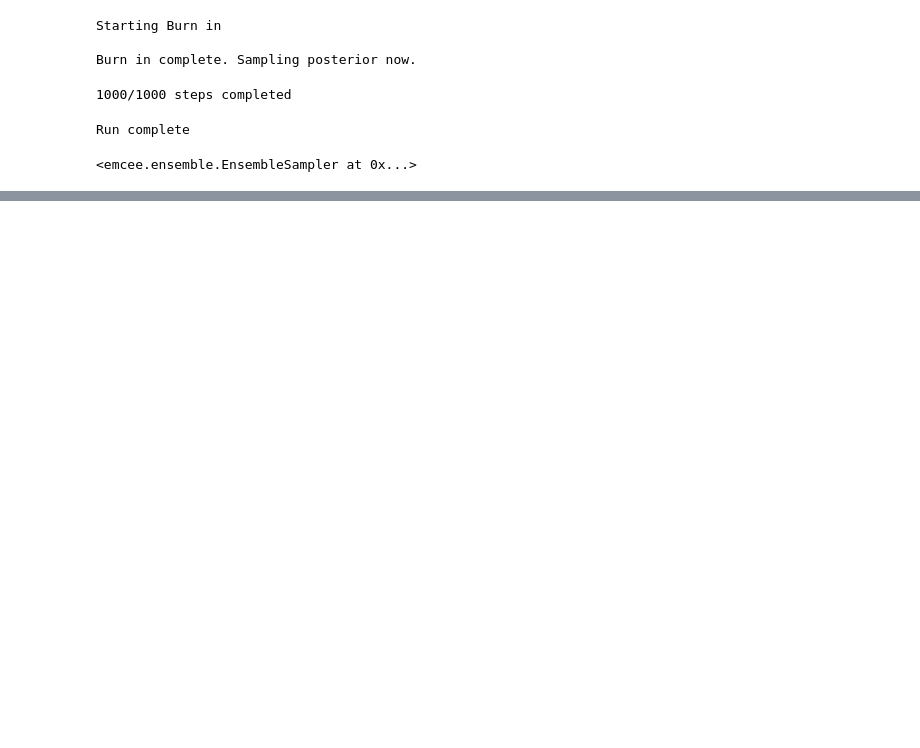
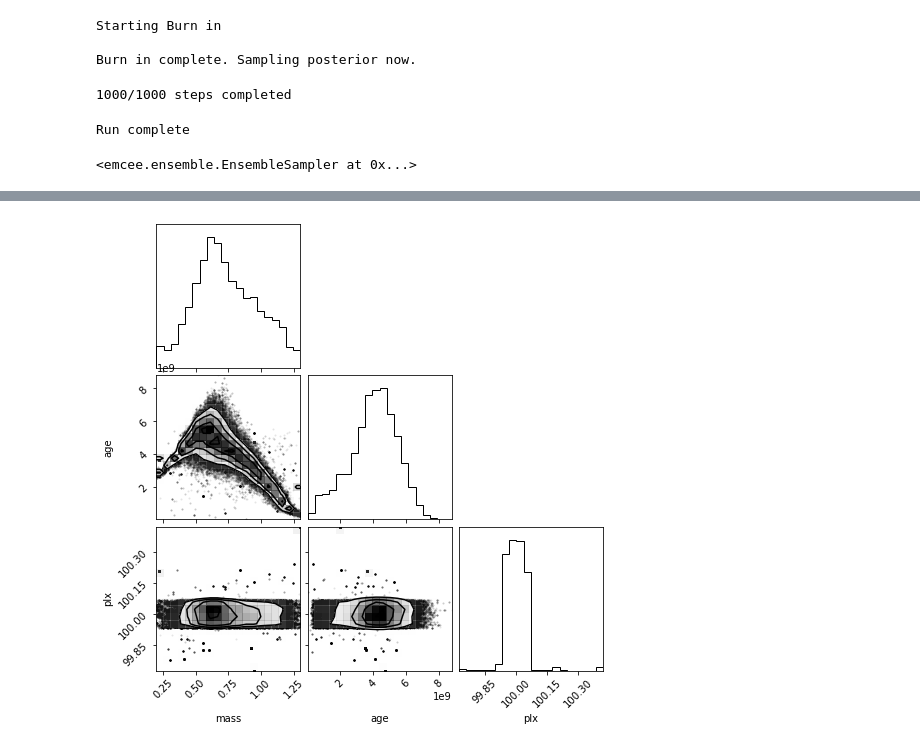
Before and after one commit to ziyyadali/COOLution, a Jupyter notebook: sampler_test.ipynb, the cells around one changed output, grey strips where cells are left out. Saved outputs shown, nothing was run; the diff lists cells and outputs as text; code cells hidden in the pictures; blank space fills up the shorter version.

```diff
--- a/sampler_test.ipynb
+++ b/sampler_test.ipynb
@@ -67,3 +68,10 @@ test_params = np.array([2.17289824e-01, 1.36642406e+10, 9.99720353e+01])
 df1["App Mag"]
 
 #findMags(df1, test_params[0], test_params[1], test_params[2], filts)
+# %%
+flatchain = np.copy(sampler.results.post)
+flatchain.shape
+figure = corner(flatchain,
+                labels=['mass', 'age', 'plx'])
+# %% [output]
+[figure, added]
```
Also changed, not shown: parts of 3 cells of this notebook, 2 other files.
